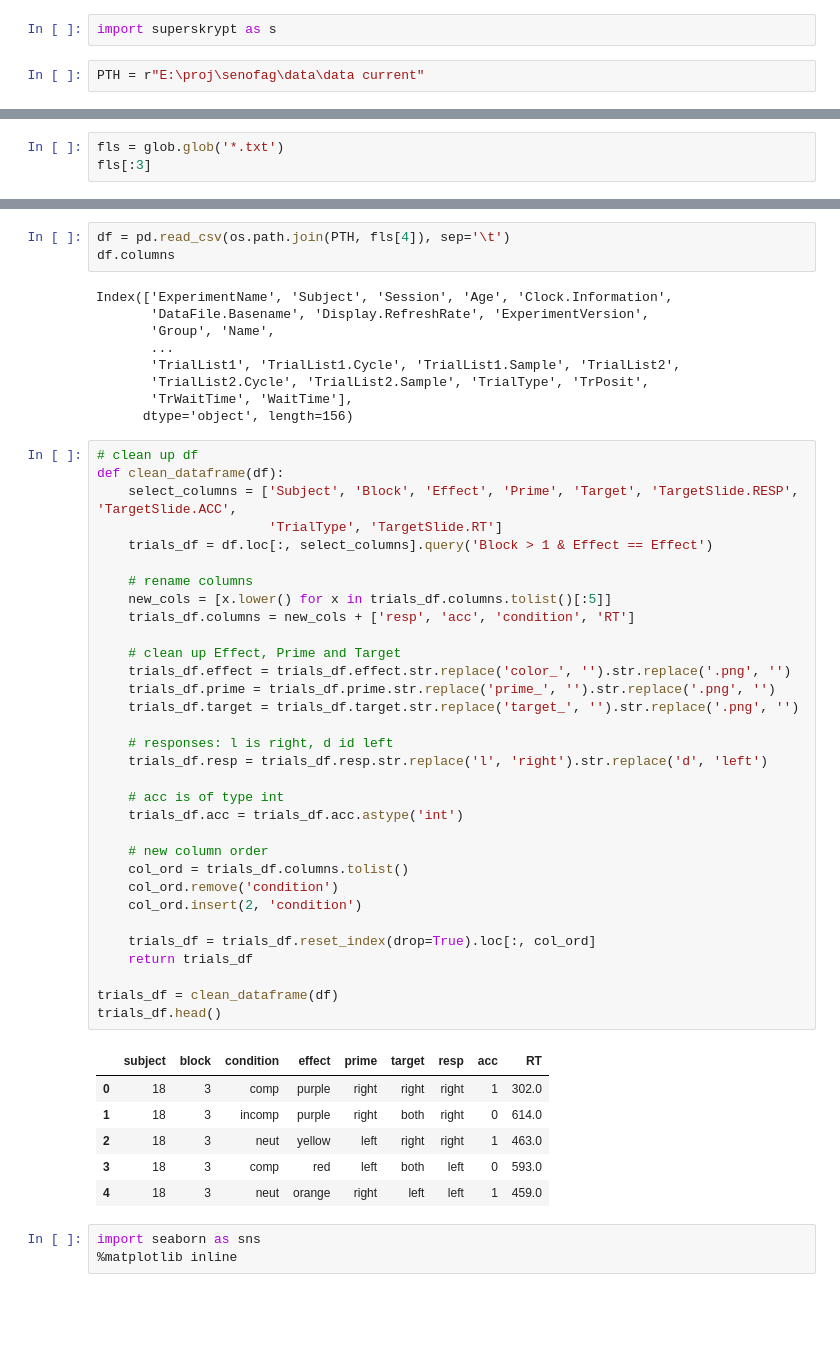
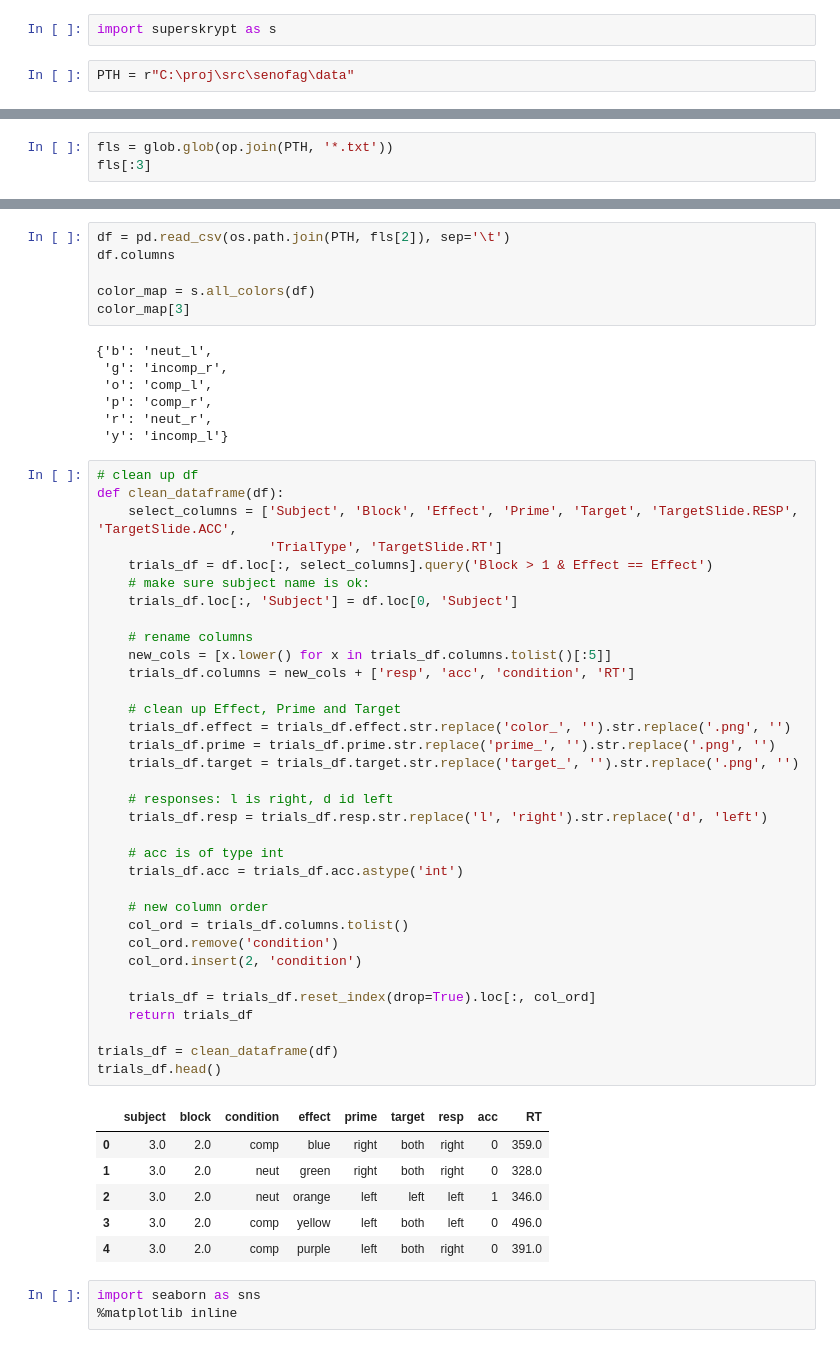
Before and after one commit to mmagnuski/senofag, a Jupyter notebook: notebooks/LCexp_beh_analysis.ipynb, the cells around one changed output, grey strips where cells are left out. Cells and saved outputs as stored; diff of their text form; blank space fills up the shorter version.

```diff
--- a/notebooks/LCexp_beh_analysis.ipynb
+++ b/notebooks/LCexp_beh_analysis.ipynb
@@ -11,4 +8,4 @@ E:\proj\senofag\notebooks
 # %%
 import superskrypt as s
 # %%
-PTH = r"E:\proj\senofag\data\data current"
+PTH = r"C:\proj\src\senofag\data"
@@ -27,4 +12,4 @@ color_map[3]
 # %%
-fls = glob.glob('*.txt')
+fls = glob.glob(op.join(PTH, '*.txt'))
 fls[:3]
 # %% [output]
@@ -32,54 +19,57 @@ fls[:3]
 # %%
-df = pd.read_csv(os.path.join(PTH, fls[4]), sep='\t')
+df = pd.read_csv(os.path.join(PTH, fls[2]), sep='\t')
 df.columns
+
+color_map = s.all_colors(df)
+color_map[3]
 # %% [output]
-Index(['ExperimentName', 'Subject', 'Session', 'Age', 'Clock.Information',
-       'DataFile.Basename', 'Display.RefreshRate', 'ExperimentVersion',
-       'Group', 'Name',
-       ...
-       'TrialList1', 'TrialList1.Cycle', 'TrialList1.Sample', 'TrialList2',
-       'TrialList2.Cycle', 'TrialList2.Sample', 'TrialType', 'TrPosit',
-       'TrWaitTime', 'WaitTime'],
-      dtype='object', length=156)
+{'b': 'neut_l',
+ 'g': 'incomp_r',
+ 'o': 'comp_l',
+ 'p': 'comp_r',
+ 'r': 'neut_r',
+ 'y': 'incomp_l'}
 # %%
 # clean up df
 def clean_dataframe(df):
     select_columns = ['Subject', 'Block', 'Effect', 'Prime', 'Target', 'TargetSlide.RESP', 'TargetSlide.ACC',
                       'TrialType', 'TargetSlide.RT']
     trials_df = df.loc[:, select_columns].query('Block > 1 & Effect == Effect')
+    # make sure subject name is ok:
+    trials_df.loc[:, 'Subject'] = df.loc[0, 'Subject']
 
     # rename columns
     new_cols = [x.lower() for x in trials_df.columns.tolist()[:5]]
     trials_df.columns = new_cols + ['resp', 'acc', 'condition', 'RT']
 
     # clean up Effect, Prime and Target
     trials_df.effect = trials_df.effect.str.replace('color_', '').str.replace('.png', '')
     trials_df.prime = trials_df.prime.str.replace('prime_', '').str.replace('.png', '')
     trials_df.target = trials_df.target.str.replace('target_', '').str.replace('.png', '')
 
     # responses: l is right, d id left
     trials_df.resp = trials_df.resp.str.replace('l', 'right').str.replace('d', 'left')
 
     # acc is of type int
     trials_df.acc = trials_df.acc.astype('int')
 
     # new column order
     col_ord = trials_df.columns.tolist()
     col_ord.remove('condition')
     col_ord.insert(2, 'condition')
 
     trials_df = trials_df.reset_index(drop=True).loc[:, col_ord]
     return trials_df
 
 trials_df = clean_dataframe(df)
 trials_df.head()
 # %% [output]
 |  | subject | block | condition | effect | prime | target | resp | acc | RT |
-| 0 | 18 | 3 | comp | purple | right | right | right | 1 | 302.0 |
-| 1 | 18 | 3 | incomp | purple | right | both | right | 0 | 614.0 |
-| 2 | 18 | 3 | neut | yellow | left | right | right | 1 | 463.0 |
-| 3 | 18 | 3 | comp | red | left | both | left | 0 | 593.0 |
-| 4 | 18 | 3 | neut | orange | right | left | left | 1 | 459.0 |
+| 0 | 3.0 | 2.0 | comp | blue | right | both | right | 0 | 359.0 |
+| 1 | 3.0 | 2.0 | neut | green | right | both | right | 0 | 328.0 |
+| 2 | 3.0 | 2.0 | neut | orange | left | left | left | 1 | 346.0 |
+| 3 | 3.0 | 2.0 | comp | yellow | left | both | left | 0 | 496.0 |
+| 4 | 3.0 | 2.0 | comp | purple | left | both | right | 0 | 391.0 |
 # %%
 import seaborn as sns
 %matplotlib inline
```
Also changed, not shown: parts of 5 cells of this notebook.
